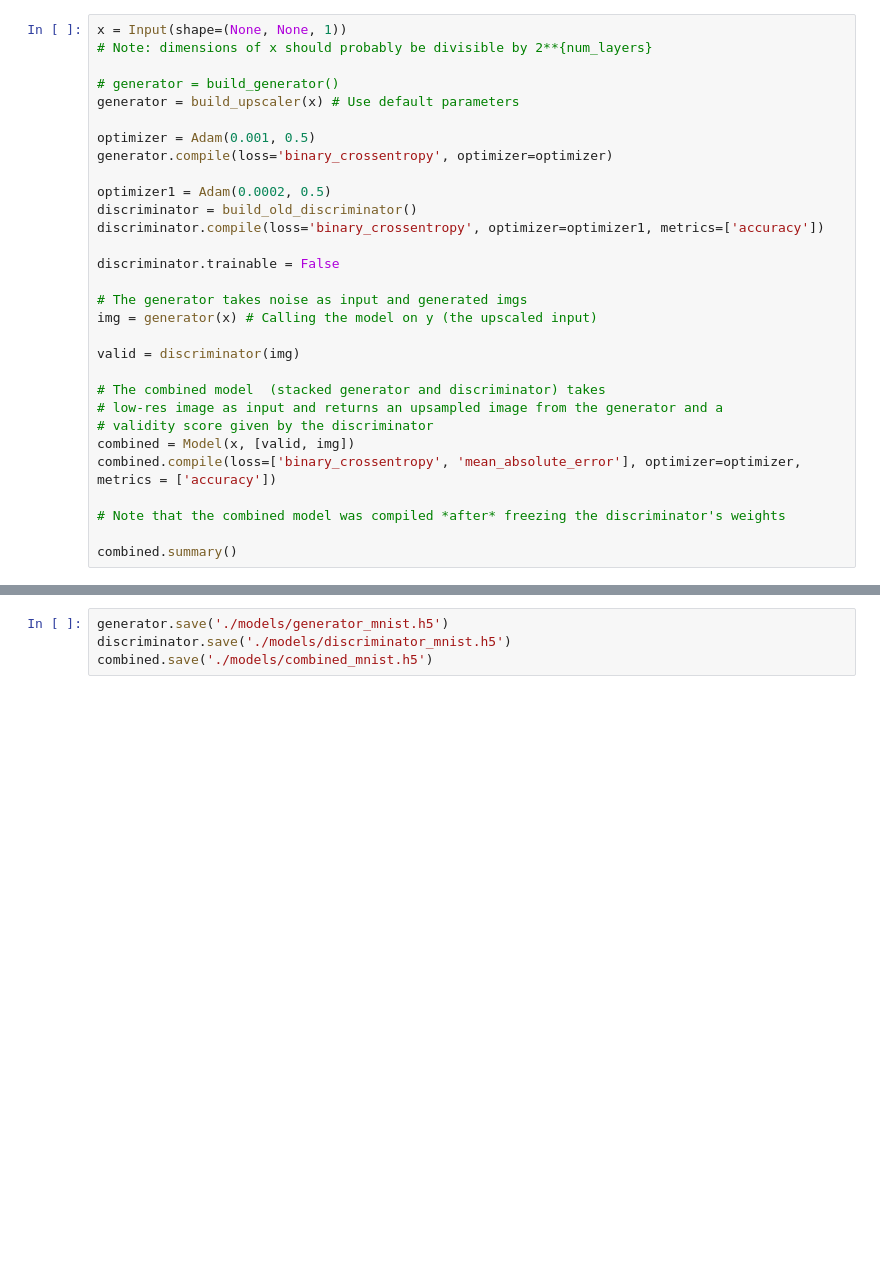
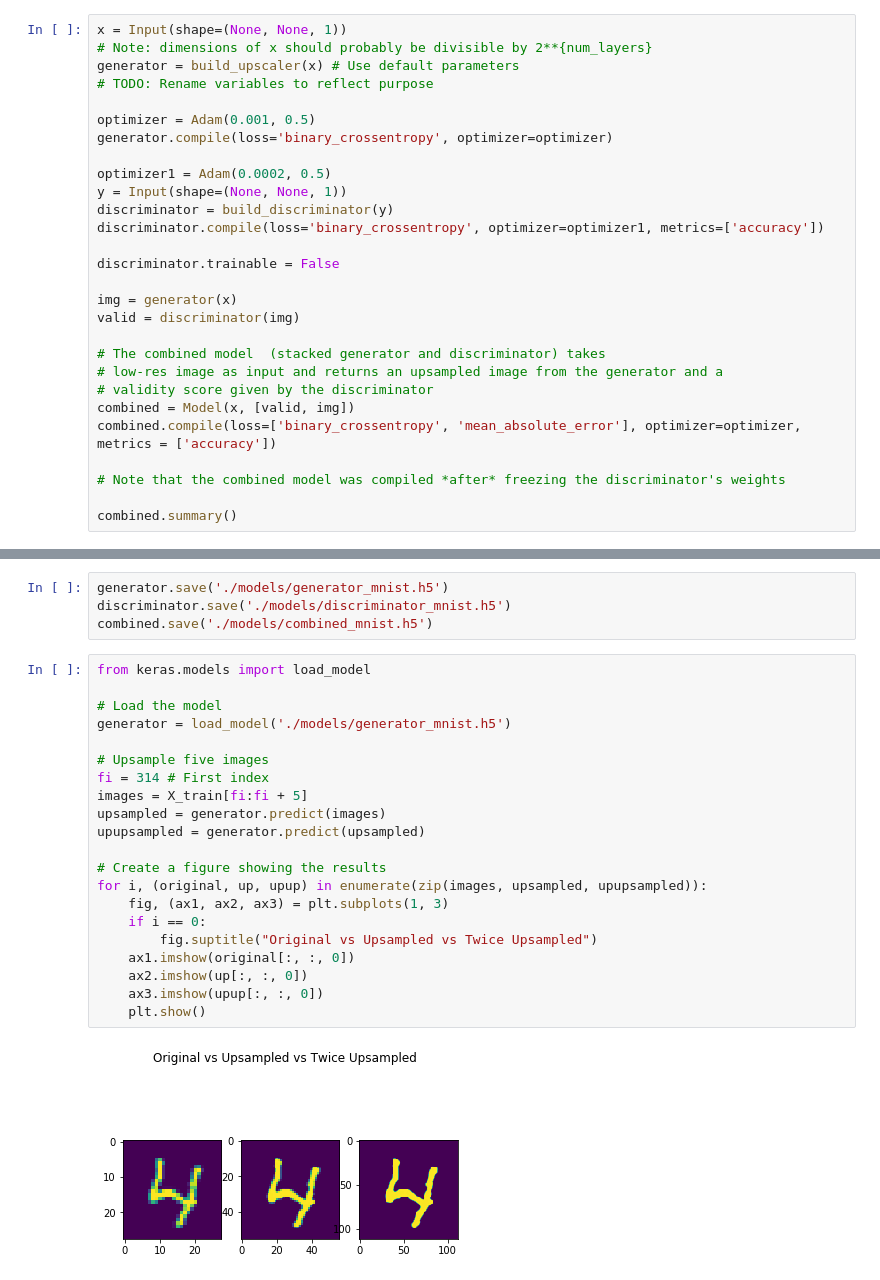
Before and after one commit to gibsonbailey/Super-Resolution-GAN, a Jupyter notebook: GAN for MNIST 14x14 to 28x28.ipynb, the cells around one changed output, grey strips where cells are left out. Cells and saved outputs as stored; diff of their text form; blank space fills up the shorter version.

```diff
--- a/GAN for MNIST 14x14 to 28x28.ipynb
+++ b/GAN for MNIST 14x14 to 28x28.ipynb
@@ -193,22 +134,20 @@ def build_old_discriminator():
 # %%
 x = Input(shape=(None, None, 1))
 # Note: dimensions of x should probably be divisible by 2**{num_layers}
-
-# generator = build_generator()
 generator = build_upscaler(x) # Use default parameters
+# TODO: Rename variables to reflect purpose
 
 optimizer = Adam(0.001, 0.5)
 generator.compile(loss='binary_crossentropy', optimizer=optimizer)
 
 optimizer1 = Adam(0.0002, 0.5)
-discriminator = build_old_discriminator()
+y = Input(shape=(None, None, 1))
+discriminator = build_discriminator(y)
 discriminator.compile(loss='binary_crossentropy', optimizer=optimizer1, metrics=['accuracy'])
 
 discriminator.trainable = False
 
-# The generator takes noise as input and generated imgs
-img = generator(x) # Calling the model on y (the upscaled input)
-
+img = generator(x)
 valid = discriminator(img)
 
 # The combined model  (stacked generator and discriminator) takes
@@ -318,3 +254,26 @@ for epoch in range(1, epochs + 1):
 generator.save('./models/generator_mnist.h5')
 discriminator.save('./models/discriminator_mnist.h5')
 combined.save('./models/combined_mnist.h5')
+# %%
+from keras.models import load_model
+
+# Load the model
+generator = load_model('./models/generator_mnist.h5')
+
+# Upsample five images
+fi = 314 # First index
+images = X_train[fi:fi + 5]
+upsampled = generator.predict(images)
+upupsampled = generator.predict(upsampled)
+
+# Create a figure showing the results
+for i, (original, up, upup) in enumerate(zip(images, upsampled, upupsampled)):
+    fig, (ax1, ax2, ax3) = plt.subplots(1, 3)
+    if i == 0:
+        fig.suptitle("Original vs Upsampled vs Twice Upsampled")
+    ax1.imshow(original[:, :, 0])
+    ax2.imshow(up[:, :, 0])
+    ax3.imshow(upup[:, :, 0])
+    plt.show()
+# %% [output]
+[figure, added]
```
Also changed, not shown: parts of 8 cells of this notebook.
